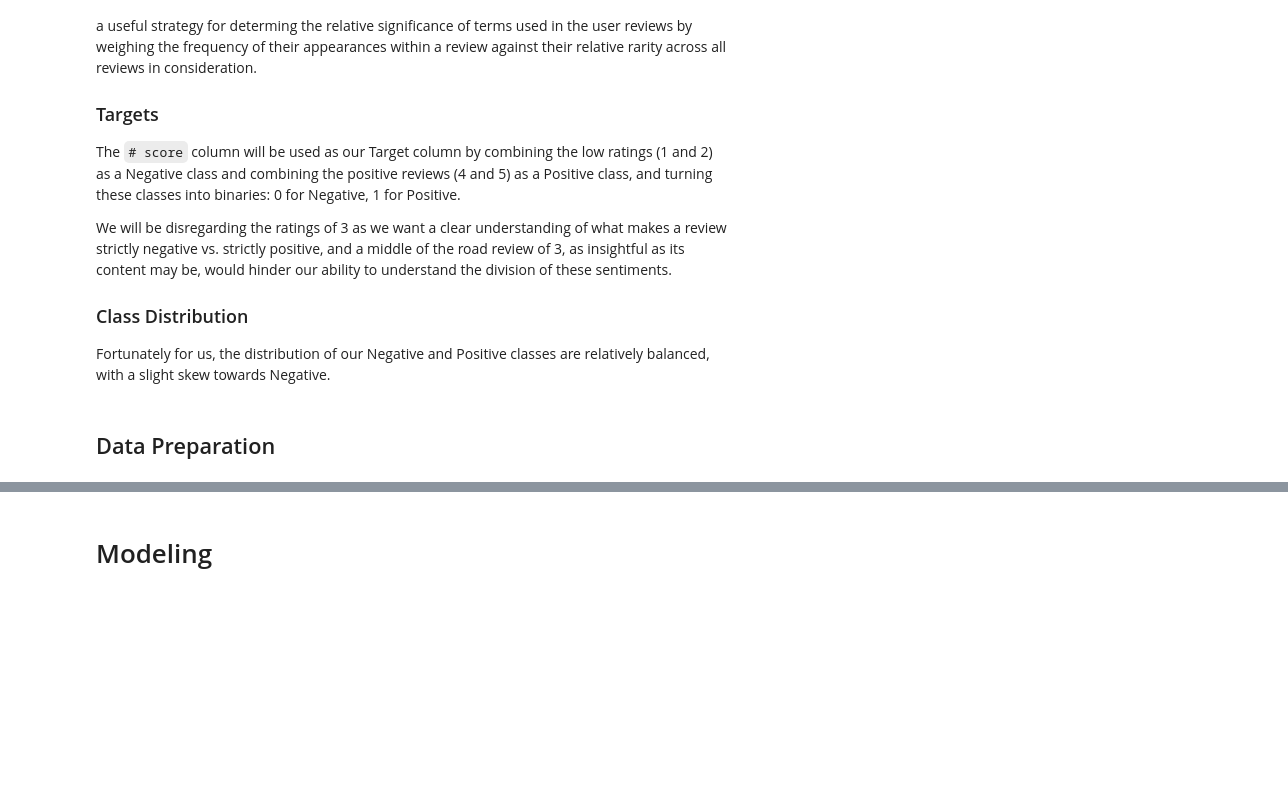
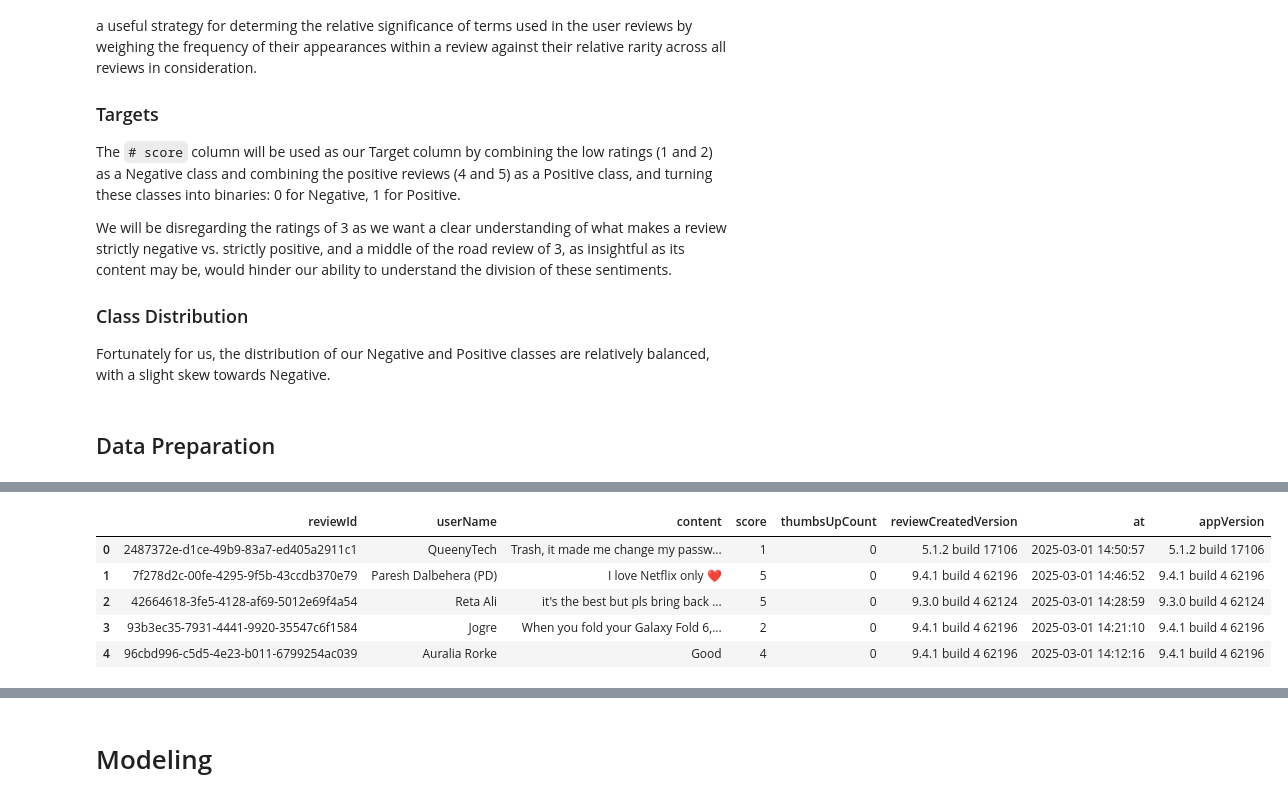
Before and after one commit to momopajamas/predicting_netflix_user_reviews, a Jupyter notebook: notebook.ipynb, the cells around one changed output, grey strips where cells are left out. Drawn from its saved outputs; the diff is of its cells as text; code cells hidden in the pictures; blank space fills up the shorter version.

```diff
--- a/notebook.ipynb
+++ b/notebook.ipynb
@@ -41,0 +56,13 @@ Fortunately for us, the distribution of our Negative and Positive classes are re
+# %%
+# loading in the dataset
+
+df = pd.read_csv('data/netflix_reviews.csv')
+
+df.head()
+# %% [output]
+|  | reviewId | userName | content | score | thumbsUpCount | reviewCreatedVersion | at | appVersion |
+| 0 | 2487372e-d1ce-49b9-83a7-ed405a2911c1 | QueenyTech | Trash, it made me change my passw... | 1 | 0 | 5.1.2 build 17106 | 2025-03-01 14:50:57 | 5.1.2 build 17106 |
+| 1 | 7f278d2c-00fe-4295-9f5b-43ccdb370e79 | Paresh Dalbehera (PD) | I love Netflix only ❤️ | 5 | 0 | 9.4.1 build 4 62196 | 2025-03-01 14:46:52 | 9.4.1 build 4 62196 |
+| 2 | 42664618-3fe5-4128-af69-5012e69f4a54 | Reta Ali | it's the best but pls bring back ... | 5 | 0 | 9.3.0 build 4 62124 | 2025-03-01 14:28:59 | 9.3.0 build 4 62124 |
+| 3 | 93b3ec35-7931-4441-9920-35547c6f1584 | Jogre | When you fold your Galaxy Fold 6,... | 2 | 0 | 9.4.1 build 4 62196 | 2025-03-01 14:21:10 | 9.4.1 build 4 62196 |
+| 4 | 96cbd996-c5d5-4e23-b011-6799254ac039 | Auralia Rorke | Good | 4 | 0 | 9.4.1 build 4 62196 | 2025-03-01 14:12:16 | 9.4.1 build 4 62196 |
```
Also changed, not shown: parts of 16 cells of this notebook.
